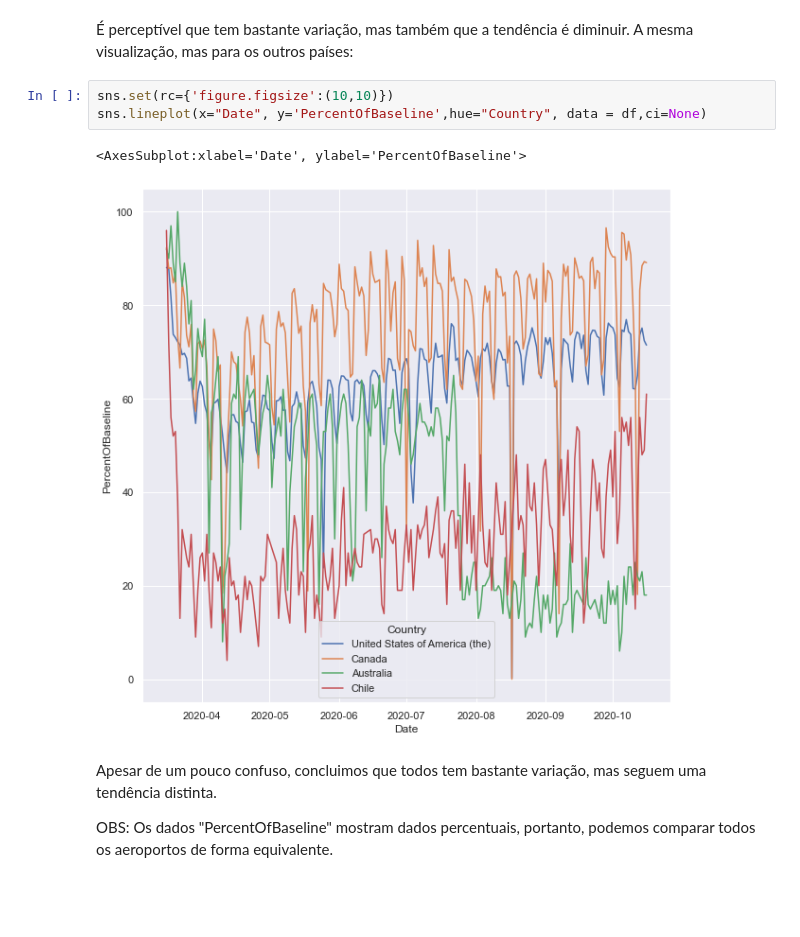
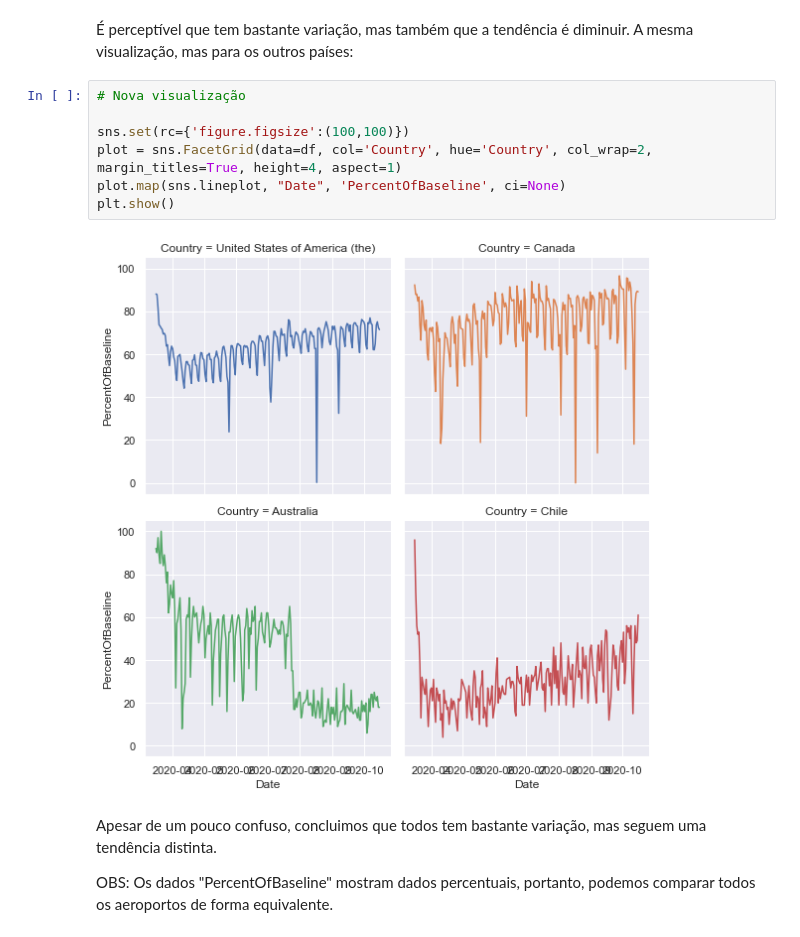
Before and after one commit to liviameinhardt/Analise_dados_trabalho_final, a Jupyter notebook: Analise dos dados e visualizações/analise_airpoirt.ipynb, the cells around one changed output. Cells and saved outputs as stored; diff of their text form; blank space fills up the shorter version.

Commit message:
Nova visualização de voos por país

```diff
--- a/Analise dos dados e visualizações/analise_airpoirt.ipynb
+++ b/Analise dos dados e visualizações/analise_airpoirt.ipynb
@@ -100,12 +100,15 @@ sns.lineplot(x="Date", y='PercentOfBaseline', data = df.loc[df.Country.isin(["Au
 # %% [markdown]
 É perceptível que tem bastante variação, mas também que a tendência é diminuir.
 A mesma visualização, mas para os outros países:
-# %%
-sns.set(rc={'figure.figsize':(10,10)})
-sns.lineplot(x="Date", y='PercentOfBaseline',hue="Country", data = df,ci=None)
-# %% [output]
-<AxesSubplot:xlabel='Date', ylabel='PercentOfBaseline'>
-[figure, removed]
+# %%
+# Nova visualização
+
+sns.set(rc={'figure.figsize':(100,100)})
+plot = sns.FacetGrid(data=df, col='Country', hue='Country', col_wrap=2, margin_titles=True, height=4, aspect=1)
+plot.map(sns.lineplot, "Date", 'PercentOfBaseline', ci=None)
+plt.show()
+# %% [output]
+[figure, added]
 # %% [markdown]
 Apesar de um pouco confuso, concluimos que todos tem bastante variação, mas seguem uma tendência distinta.
 
```
